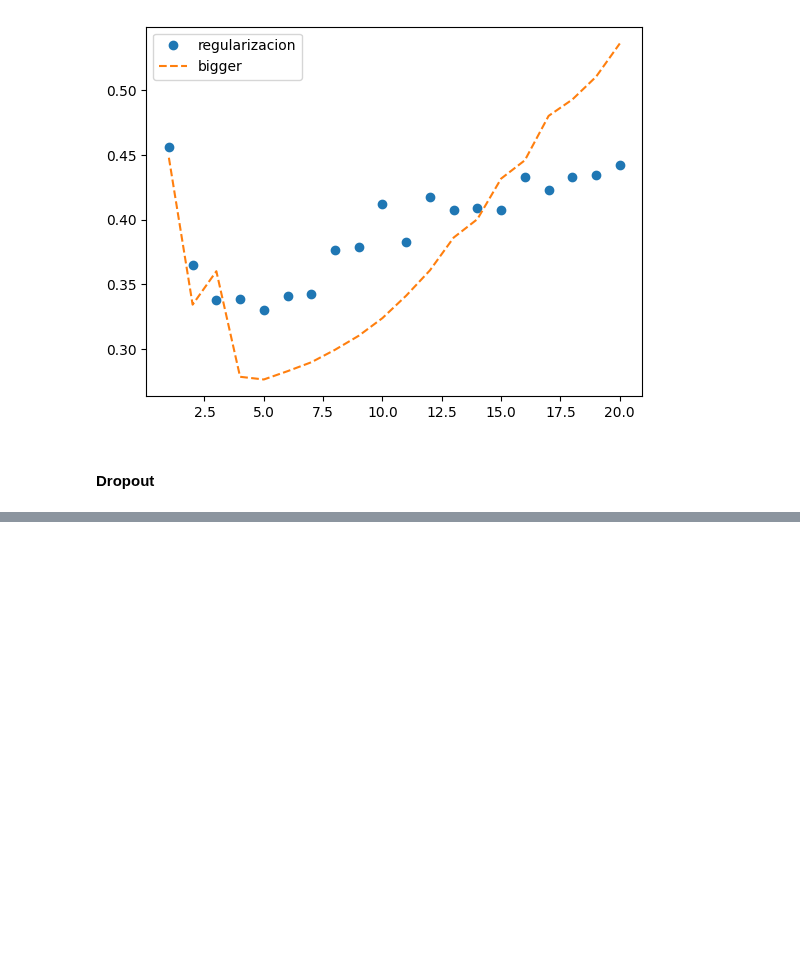
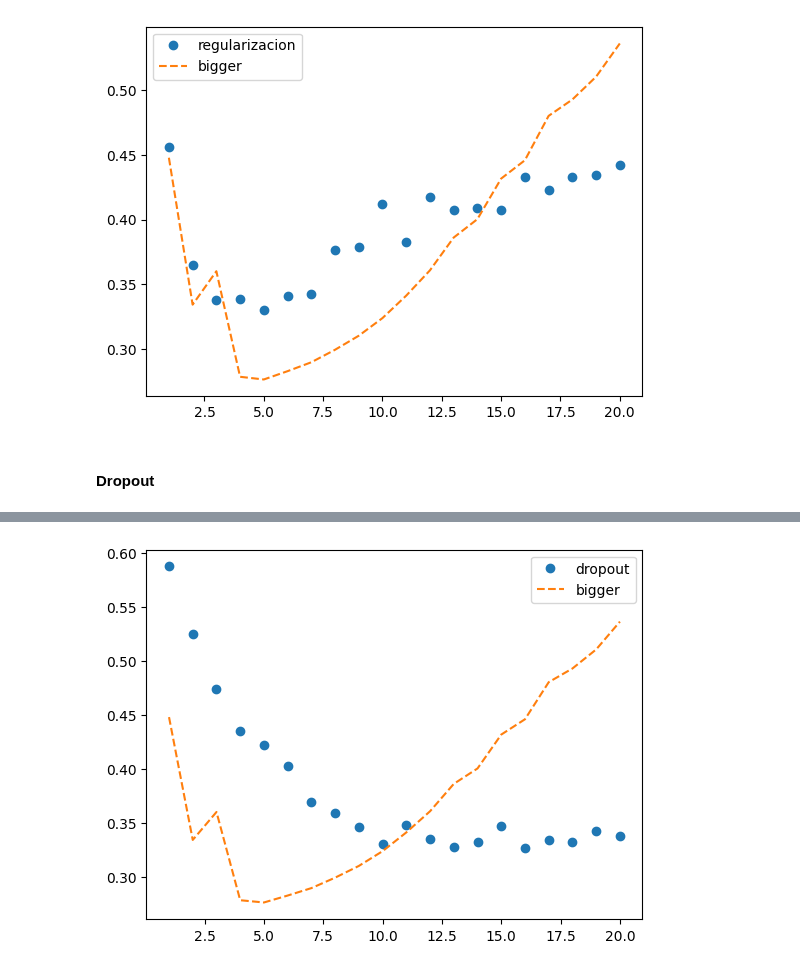
Before and after one commit to feltoxXx/Deep-Learning-Computer-Vision, a Jupyter notebook: Curso de Fundamentos de Redes Neuronales con Python y Keras/5_clasificacion_binaria.ipynb, the cells around one changed output, grey strips where cells are left out. Drawn from its saved outputs; the diff is of its cells as text; code cells hidden in the pictures; blank space fills up the shorter version.

```diff
--- a/Curso de Fundamentos de Redes Neuronales con Python y Keras/5_clasificacion_binaria.ipynb
+++ b/Curso de Fundamentos de Redes Neuronales con Python y Keras/5_clasificacion_binaria.ipynb
@@ -205,0 +224,13 @@ history4 = model4.fit(partial_x_train,
+# %%
+# Analizamos resultados de este cuarto modelo con el primero
+history_dict4 = history4.history
+loss_values_4 = history_dict3['loss']
+val_loss_values_4 = history_dict4['val_loss']
+
+epoch = range(1,len(loss_values)+1)
+plt.plot(epoch,val_loss_values_4, 'o',label='dropout')
+plt.plot(epoch,val_loss_values, '--',label='bigger')
+plt.legend()
+plt.show()
+# %% [output]
+[figure, added]
```
Also changed, not shown: parts of 2 cells of this notebook.
